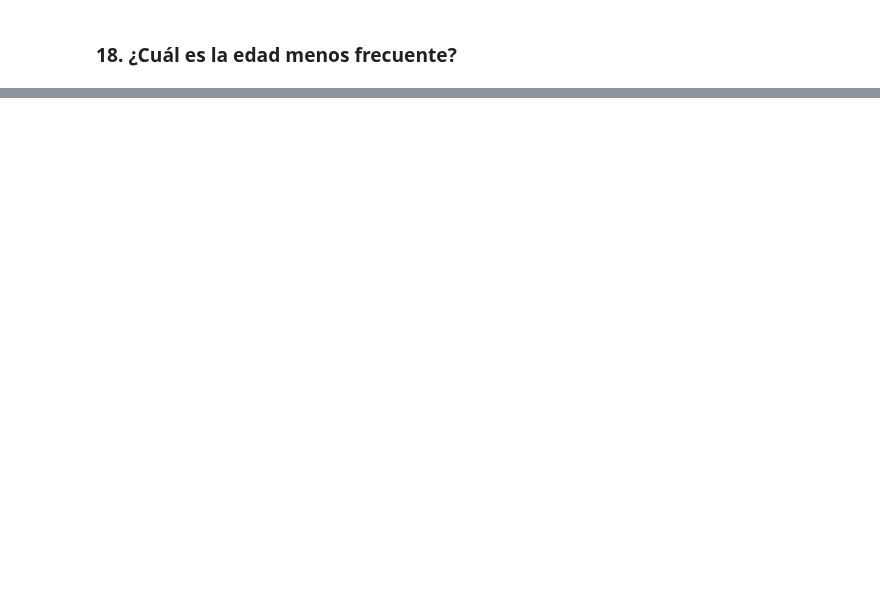
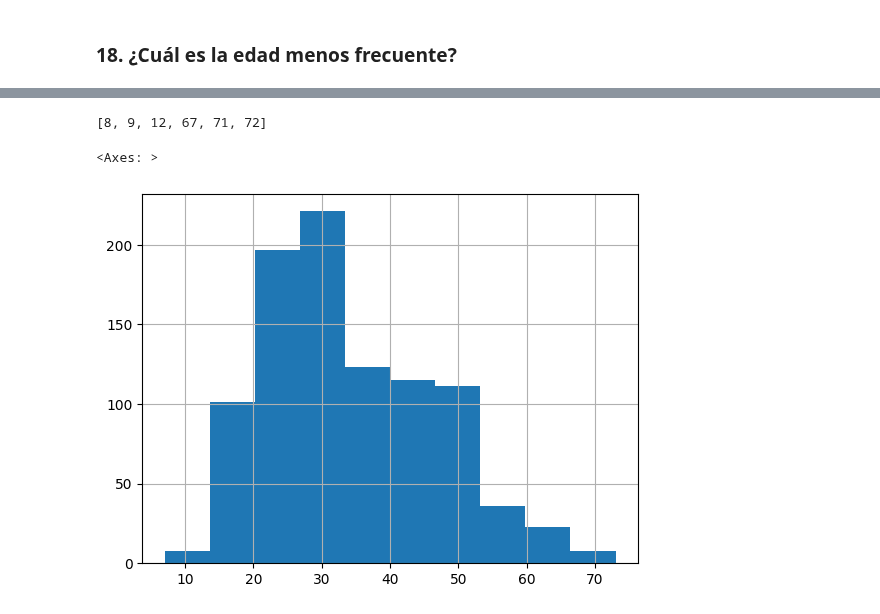
Before and after one commit to 9ndeer/2026-10-BILBAO-FT-Data-Science, a Jupyter notebook: 2-Data_Analysis/2-Pandas/Practica/0-Occupation/Occupation.ipynb, the cells around one changed output, grey strips where cells are left out. Saved outputs shown, nothing was run; the diff lists cells and outputs as text; code cells hidden in the pictures; blank space fills up the shorter version.

```diff
--- a/2-Data_Analysis/2-Pandas/Practica/0-Occupation/Occupation.ipynb
+++ b/2-Data_Analysis/2-Pandas/Practica/0-Occupation/Occupation.ipynb
@@ -64,0 +498,14 @@ Hazlo de dos formas diferentes
+# %%
+edades_0 = []
+for i in range(7,74):
+    if i not in users.age.values:
+        edades_0.append(i)
+
+print(edades_0)
+# %% [output]
+[8, 9, 12, 67, 71, 72]
+# %%
+users['age'].hist()
+# %% [output]
+<Axes: >
+[figure, added]
```
Also changed, not shown: parts of 46 cells of this notebook, 1 other file.
